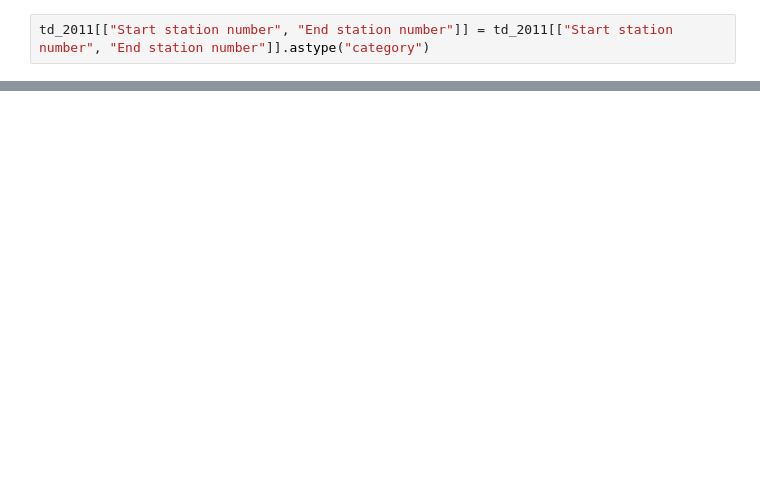
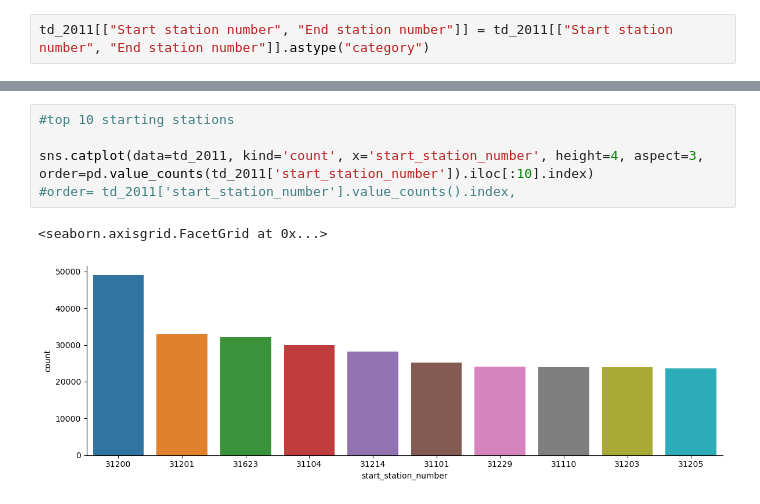
Before and after one commit to cdb8675309/Project3_Sprint-2, a Jupyter notebook: P3_S2.ipynb, the cells around one changed output, grey strips where cells are left out. Drawn from its saved outputs; the diff is of its cells as text; blank space fills up the shorter version.

```diff
--- a/P3_S2.ipynb
+++ b/P3_S2.ipynb
@@ -94,0 +195,8 @@ UFuncTypeError: ufunc 'add' cannot use operands with types dtype('<M8[ns]') and
+# %%
+#top 10 starting stations
+
+sns.catplot(data=td_2011, kind='count', x='start_station_number', height=4, aspect=3,  order=pd.value_counts(td_2011['start_station_number']).iloc[:10].index)
+#order= td_2011['start_station_number'].value_counts().index,
+# %% [output]
+<seaborn.axisgrid.FacetGrid at 0x...>
+[figure, added]
```
Also changed, not shown: parts of 14 cells of this notebook.
